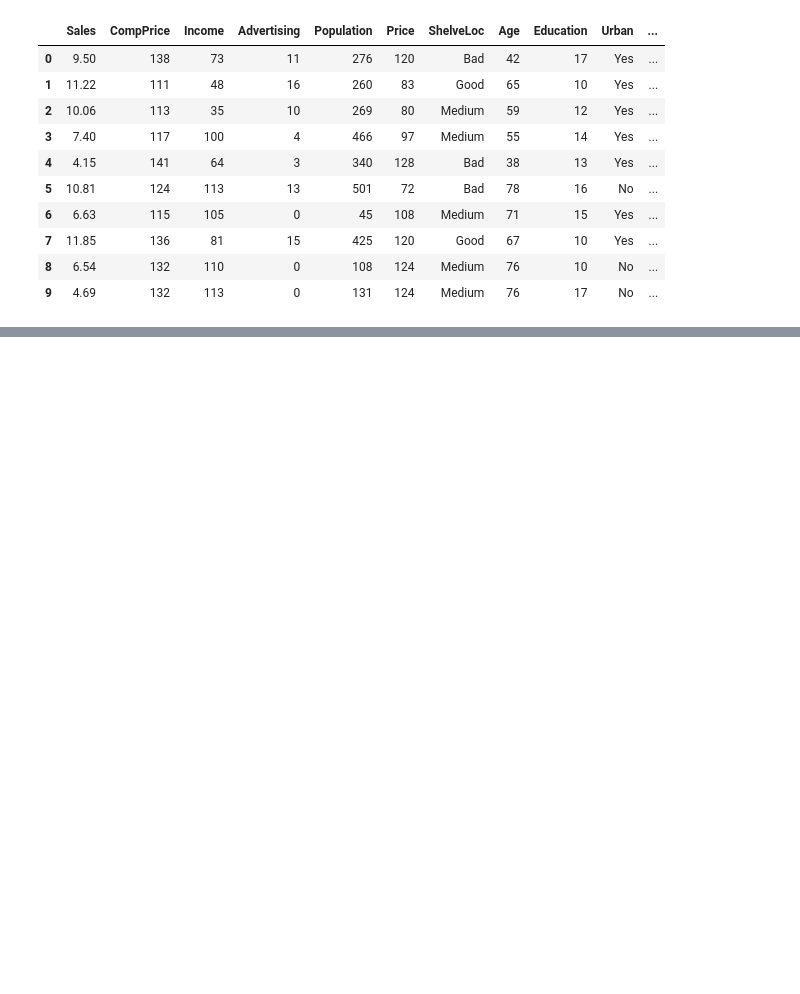
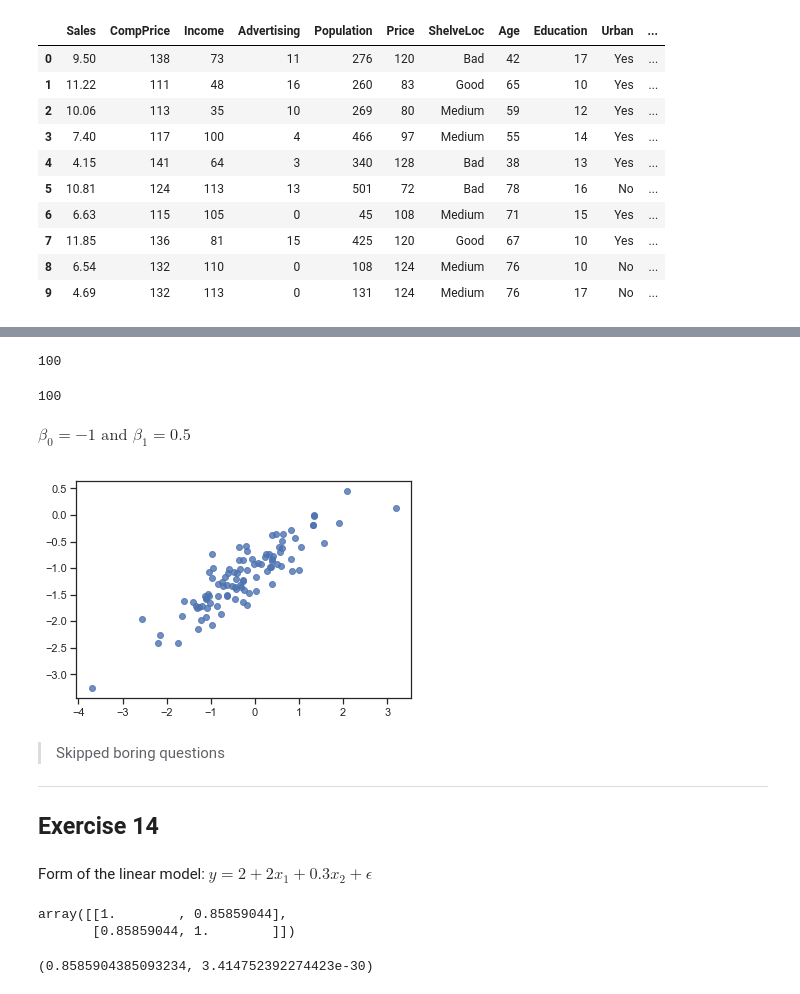
Before and after one commit to fncode246/stat-learning, a Jupyter notebook: ch3_applied.ipynb, the cells around one changed output, grey strips where cells are left out. Drawn from its saved outputs; the diff is of its cells as text; code cells hidden in the pictures; blank space fills up the shorter version.

```diff
--- a/ch3_applied.ipynb
+++ b/ch3_applied.ipynb
@@ -303,0 +478,28 @@ carseats.head(10)
+# %%
+random.seed(1)
+x = np.random.normal(0, 1, size=100)
+eps = np.random.normal(0, 0.25, size=100)
+y = -1 + 0.5*x + eps
+# %%
+# length
+y.size
+# %% [output]
+100
+# %%
+# alternative
+len(y)
+# %% [output]
+100
+# %% [markdown]
+$\beta_0 = -1 \text{ and } \beta_1 = 0.5$
+# %%
+sns.regplot(x, y, fit_reg=False)
+plt.show()
+# %% [output]
+[figure, added]
+# %% [markdown]
+> Skipped boring questions
+
+***
+
+## Exercise 14
@@ -303,0 +519,16 @@ carseats.head(10)
+# %% [markdown]
+Form of the linear model:
+$ y = 2 + 2x_1 + 0.3x_2 + \epsilon $
+# %%
+# Couple of ways to get the correlation (Pearson)
+# Numpy's corrcoef
+np.corrcoef(x1, x2)      #can index with [0, 1]
+# %% [output]
+array([[1.        , 0.85859044],
+       [0.85859044, 1.        ]])
+# %%
+# Scipy's pearsonr. Returns corrcoef and p-value for testing non-correlation
+from scipy.stats.stats import pearsonr
+pearsonr(x1, x2)
+# %% [output]
+(0.8585904385093234, 3.414752392274423e-30)
```
Also changed, not shown: parts of 33 cells of this notebook.
